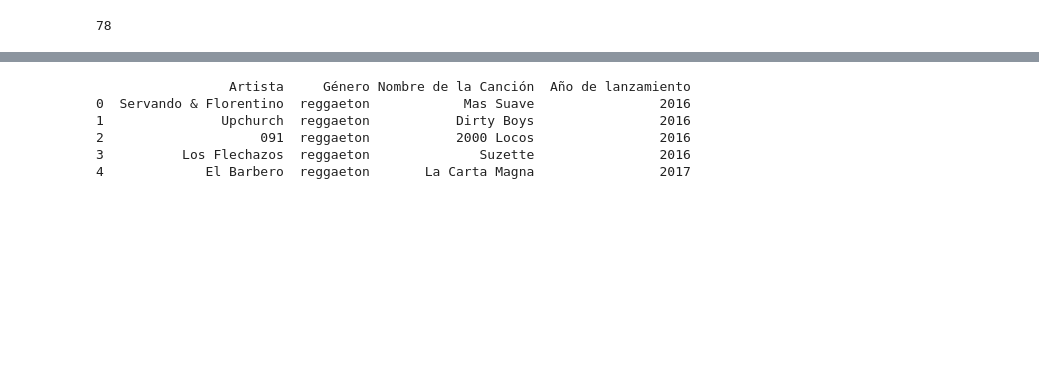
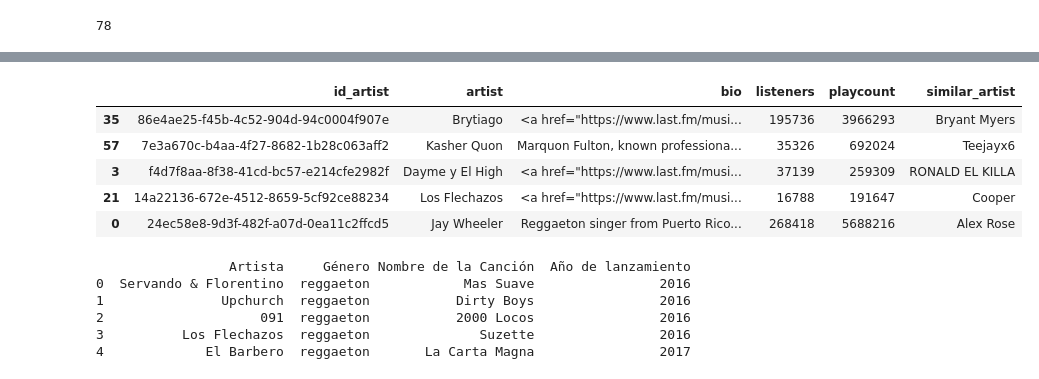
Before and after one commit to janirasl/adalab-proyecto2-promo65-modulo2-team3, a Jupyter notebook: reggaeton/reggaeton.ipynb, the cells around one changed output, grey strips where cells are left out. Cells and saved outputs as stored; diff of their text form; code cells hidden in the pictures; blank space fills up the shorter version.

```diff
--- a/reggaeton/reggaeton.ipynb
+++ b/reggaeton/reggaeton.ipynb
@@ -52,8 +67,8 @@ KeyError: 0
 # %%
 print(f"La lista del genero regaaetoon ---> {lista_reggaeton}")
-lista_artistas = list(artistas_reggaeton)                      #Convertimos el set en una lista para poder iterar por los datos
+lista_artistas = list(artistas)                      #Convertimos el set en una lista para poder iterar por los datos
 print("--------------------------------------")
-print(f"Los artistas en rock son: {lista_artistas} con {len(lista_artistas)} artistas")
+print(f"Los artistas en reggaeton son: {lista_artistas} con {len(lista_artistas)} artistas")
 # %% [output]
 La lista del genero regaaetoon ---> [{'Artista': 'Servando & Florentino', 'Género': 'reggaeton', 'Nombre de la Canción': 'Mas Suave', 'Año de lanzamiento': 2016}, {'Artista': 'Upchurch', 'Género': 're ...
 --------------------------------------
@@ -62,7 +77,7 @@ Los artistas en rock son: [] con 0 artistas
 df_reggaeton = pd.DataFrame(lista_reggaeton, columns= ["artist", "genre", "track_name", "year"])
 # %%
 
-API_KEY = "863866aaf8e43a8311b73a1065d6e922"  # <-- pon tu API key aquí
+API_KEY = API_KEY # <-- pon tu API key aquí
 
 def info_lastfm(artista):              #Creamos una funcion que si le damos el nombre de un artista devuelve su info de Last.fm”
     url = "https://ws.audioscrobbler.com/2.0/"            #le decimos de donde coger la info
@@ -84,11 +99,12 @@ def info_lastfm(artista):              #Creamos una funcion que si le damos el n
     artist = data["artist"]                #le decimos la key dentro de data
 
     return (                         #lo que la funcion nos va a devolver
-        artista,
+        artist["mbid"],
+        artist["name"],
         artist["bio"]["summary"],
         artist["stats"]["listeners"],
         artist["stats"]["playcount"],
-        [a["name"] for a in artist["similar"]["artist"]]
+        artist["similar"]["artist"][0]["name"],
     )               #“De cada artista similar (a), quédate solo con su nombre”
 
 resultados = []
@@ -107,3 +133,14 @@ for artista in lista_artistas:        #Bucle para que itere por la lista de arti
+# %%
+df_resultado = pd.DataFrame(resultados, columns= ["id_artist", "artist", "bio", "listeners", "playcount", "similar_artist"])
+# %%
+df_resultado.sample(5)
+# %% [output]
+|  | id_artist | artist | bio | listeners | playcount | similar_artist |
+| 35 | 86e4ae25-f45b-4c52-904d-94c0004f907e | Brytiago | <a href="https://www.last.fm/musi... | 195736 | 3966293 | Bryant Myers |
+| 57 | 7e3a670c-b4aa-4f27-8682-1b28c063aff2 | Kasher Quon | Marquon Fulton, known professiona... | 35326 | 692024 | Teejayx6 |
+| 3 | f4d7f8aa-8f38-41cd-bc57-e214cfe2982f | Dayme y El High | <a href="https://www.last.fm/musi... | 37139 | 259309 | RONALD EL KILLA |
+| 21 | 14a22136-672e-4512-8659-5cf92ce88234 | Los Flechazos | <a href="https://www.last.fm/musi... | 16788 | 191647 | Cooper |
+| 0 | 24ec58e8-9d3f-482f-a07d-0ea11c2ffcd5 | Jay Wheeler | Reggaeton singer from Puerto Rico... | 268418 | 5688216 | Alex Rose |
 # %%
 df_reggaeton = pd.DataFrame(lista_reggaeton)
 # %%
```
Also changed, not shown: parts of 13 cells of this notebook, 2 other files.
